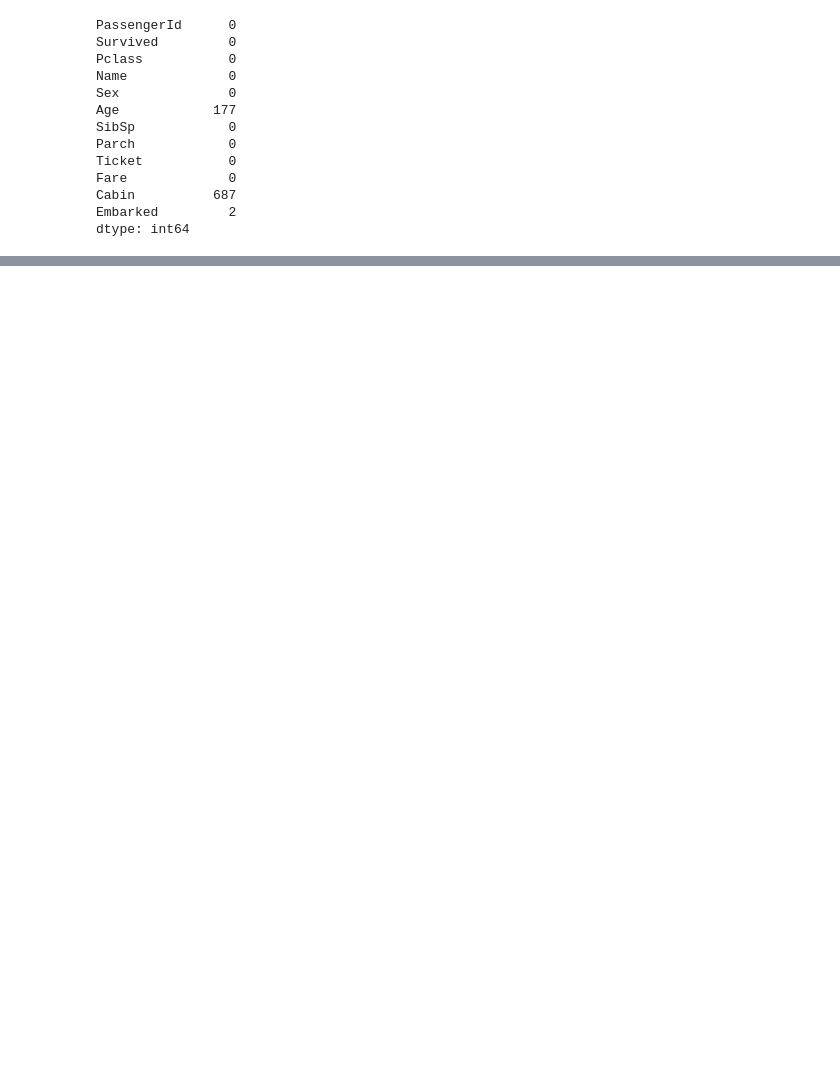
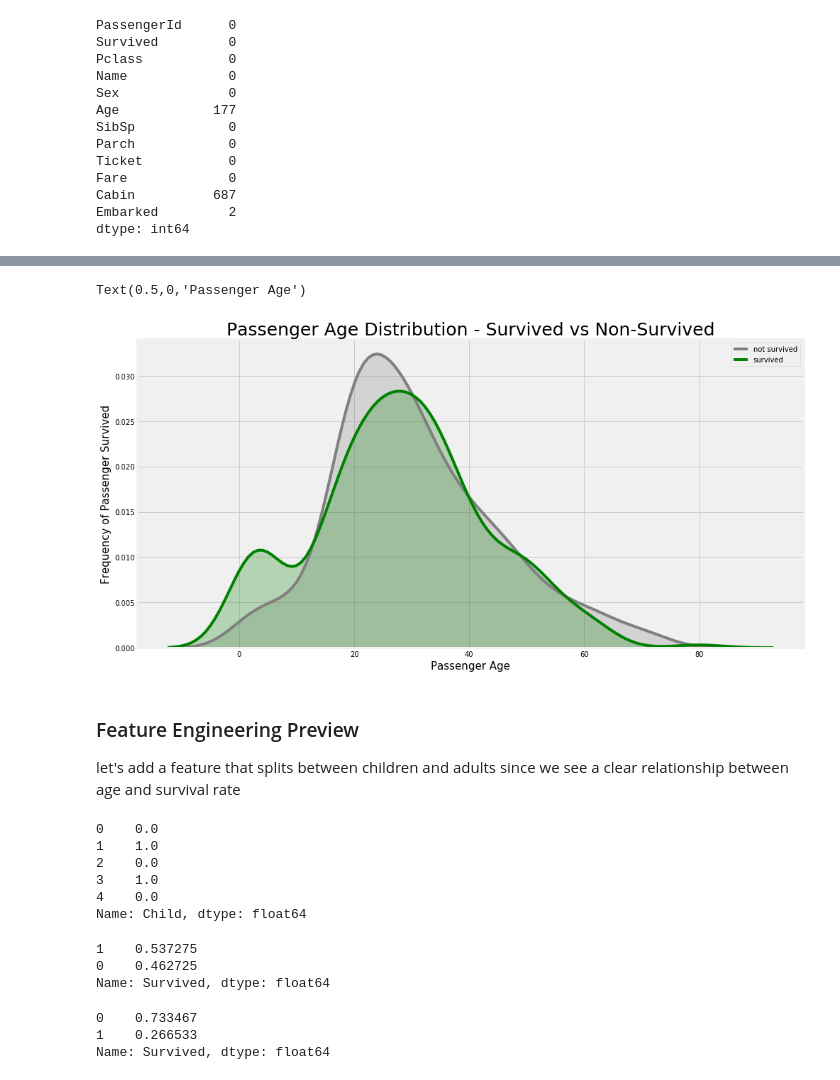
Before and after one commit to DataScienceClub777/DSC, a Jupyter notebook: DSC Titanic.ipynb, the cells around one changed output, grey strips where cells are left out. Saved outputs shown, nothing was run; the diff lists cells and outputs as text; code cells hidden in the pictures; blank space fills up the shorter version.

```diff
--- a/DSC Titanic.ipynb
+++ b/DSC Titanic.ipynb
@@ -141,0 +162,49 @@ plt.xticks(sorted(train.Pclass.unique()), labels);
+# %%
+# Let's create a kernal density plot to examine survival rate by age
+fig = plt.figure(figsize=(15,8),)
+ax=sns.kdeplot(train.Age[train.Survived == 0] ,
+               color='gray',
+               shade=True,
+               label='not survived')
+ax=sns.kdeplot(train.loc[(train['Survived'] == 1),'Age'] ,
+               color='g',
+               shade=True,
+               label='survived')
+plt.title('Passenger Age Distribution - Survived vs Non-Survived', fontsize = 25)
+plt.ylabel("Frequency of Passenger Survived", fontsize = 15)
+plt.xlabel("Passenger Age", fontsize = 15)
+# %% [output]
+Text(0.5,0,'Passenger Age')
+[figure, added]
+# %% [markdown]
+### Feature Engineering Preview
+let's add a feature that splits between children and adults since we see a clear relationship between age and survival rate
+# %%
+# Create a column Child and assign to 'NaN'
+train['Child'] = float('NaN')
+
+# Assign 1 to passengers under 18, 0 to those 18 or older. Print the new column
+train['Child'][train['Fare'] > 18] = 1
+train['Child'][train['Fare'] < 18] = 0
+print(train["Child"].head())
+# %% [output]
+0    0.0
+1    1.0
+2    0.0
+3    1.0
+4    0.0
+Name: Child, dtype: float64
+# %%
+# Print the Survival Rates for passengers under 18
+print(train["Survived"][train["Child"] == 1].value_counts(normalize = True))
+# %% [output]
+1    0.537275
+0    0.462725
+Name: Survived, dtype: float64
+# %%
+# Print the Survival Rates for passengers 18 or older
+print(train["Survived"][train["Child"] == 0].value_counts(normalize = True))
+# %% [output]
+0    0.733467
+1    0.266533
+Name: Survived, dtype: float64
```
Also changed, not shown: parts of 32 cells of this notebook.
